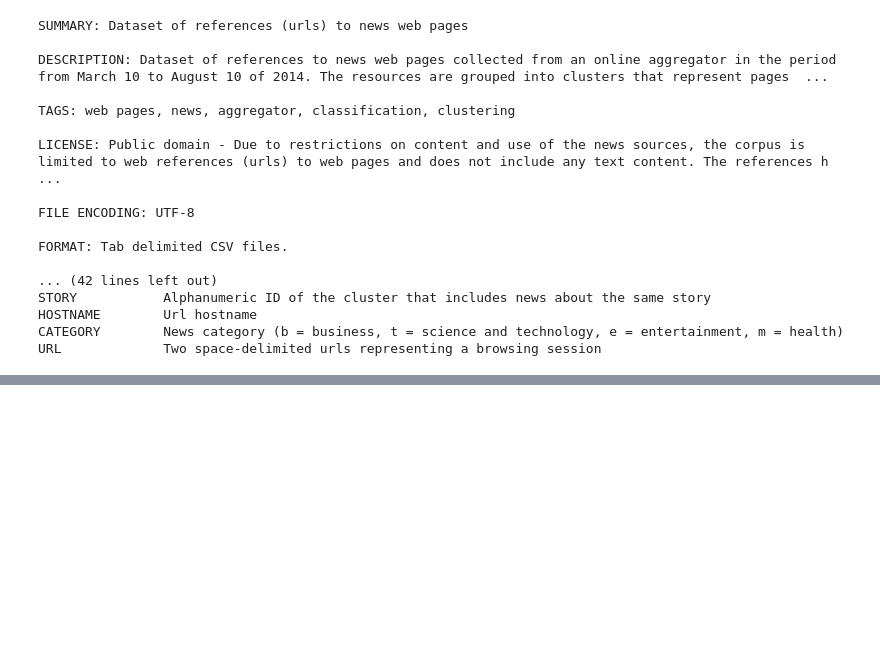
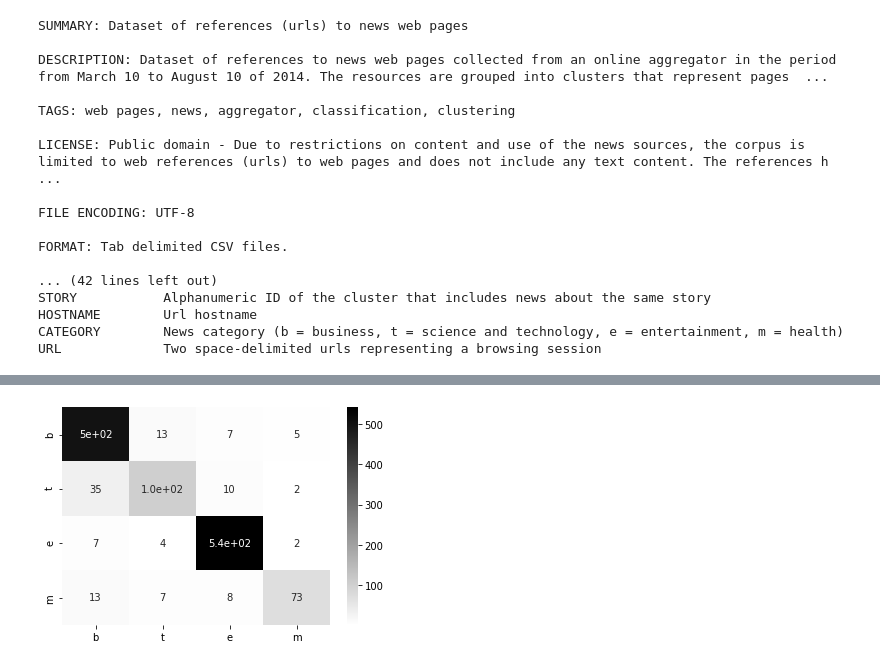
Before and after one commit to shinchu/nlp100, a Jupyter notebook: notebooks/nlp100_6.ipynb, the cells around one changed output, grey strips where cells are left out. Drawn from its saved outputs; the diff is of its cells as text; code cells hidden in the pictures; blank space fills up the shorter version.

```diff
--- a/notebooks/nlp100_6.ipynb
+++ b/notebooks/nlp100_6.ipynb
@@ -132,0 +373,2 @@ import re
+# %%
+test_cm = confusion_matrix(test_t, test_pred)
@@ -132,0 +379,4 @@ import re
+# %%
+show_cm(test_cm)
+# %% [output]
+[figure, added]
```
Also changed, not shown: parts of 84 cells of this notebook, 1 other file.
